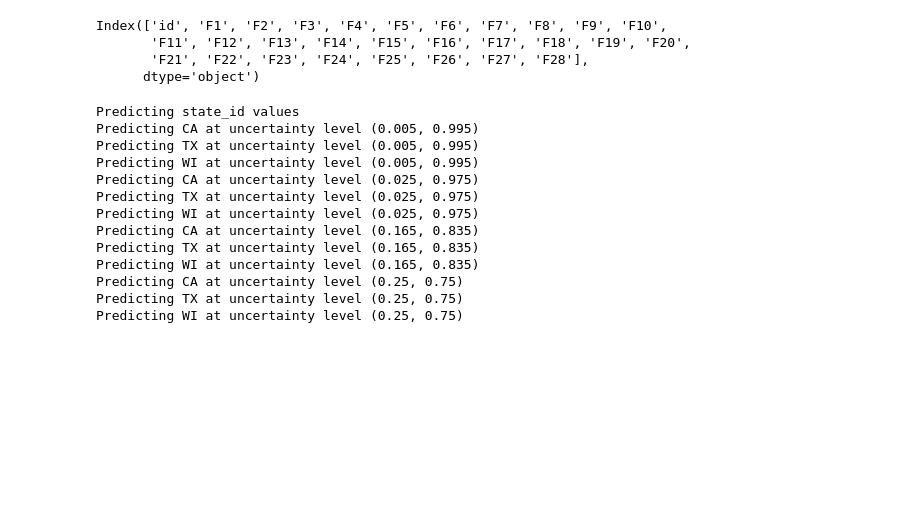
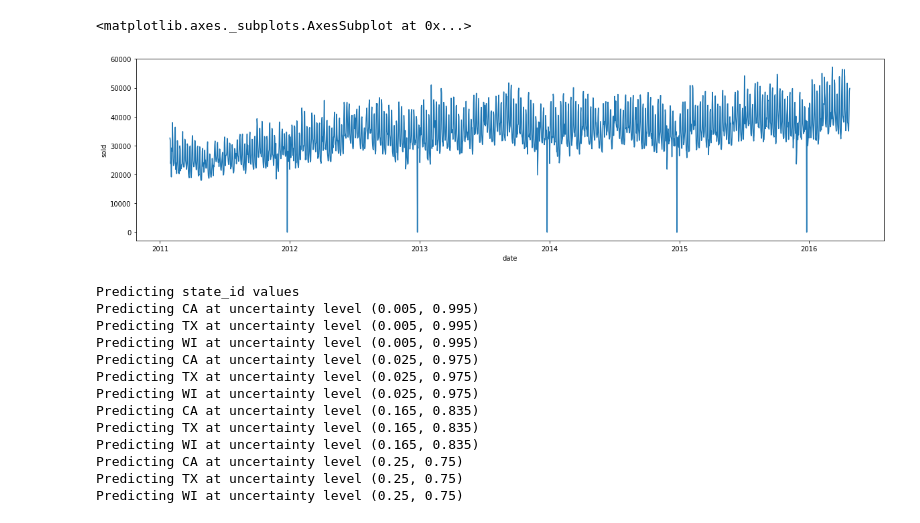
Before and after one commit to mtodisco10/m5-Uncertainty-2020, a Jupyter notebook: m5-eda.ipynb, the cells around one changed output. Saved outputs shown, nothing was run; the diff lists cells and outputs as text; code cells hidden in the pictures; blank space fills up the shorter version.

```diff
--- a/m5-eda.ipynb
+++ b/m5-eda.ipynb
@@ -38,4 +41,16 @@ train_df['state_dept_id'] = train_df['state_id'] + '_' + train_df['dept_id']
 train_df['state_item_id'] = train_df['state_id'] + '_' + train_df['item_id']
 train_df['store_cat_id'] = train_df['store_id'] + '_' + train_df['cat_id']
 train_df['store_dept_id'] = train_df['store_id'] + '_' + train_df['dept_id']
+# %%
+total_sold_per_day = pd.DataFrame(train_df[day_cols].sum()).reset_index()
+total_sold_per_day.columns = ['d', 'sold']
+
+merged_total_sold_per_day = total_sold_per_day.merge(cal_df, on = 'd')
+merged_total_sold_per_day['date'] = pd.to_datetime(merged_total_sold_per_day['date'])
+
+plt.figure(figsize=(20,5))
+sns.lineplot(x = 'date', y = 'sold', data = merged_total_sold_per_day)
+# %% [output]
+<matplotlib.axes._subplots.AxesSubplot at 0x...>
+[figure, added]
 # %%
@@ -171,10 +225,3 @@ train_perc_df = get_perc_of_items_sold_per_dept(train_df)
 foods_item_dept_preds = get_item_dept_preds(train_perc_df, foods_item_preds, 'FOODS')
 hobbie_item_dept_preds = get_item_dept_preds(train_perc_df, hobbie_item_preds, 'HOBBIES')
 household_item_dept_preds = get_item_dept_preds(train_perc_df, household_item_preds, 'HOUSEHOLD')
-# %%
-foods_item_preds.columns
-# %% [output]
-Index(['id', 'F1', 'F2', 'F3', 'F4', 'F5', 'F6', 'F7', 'F8', 'F9', 'F10',
-       'F11', 'F12', 'F13', 'F14', 'F15', 'F16', 'F17', 'F18', 'F19', 'F20',
-       'F21', 'F22', 'F23', 'F24', 'F25', 'F26', 'F27', 'F28'],
-      dtype='object')
```
Also changed, not shown: parts of 69 cells of this notebook.
